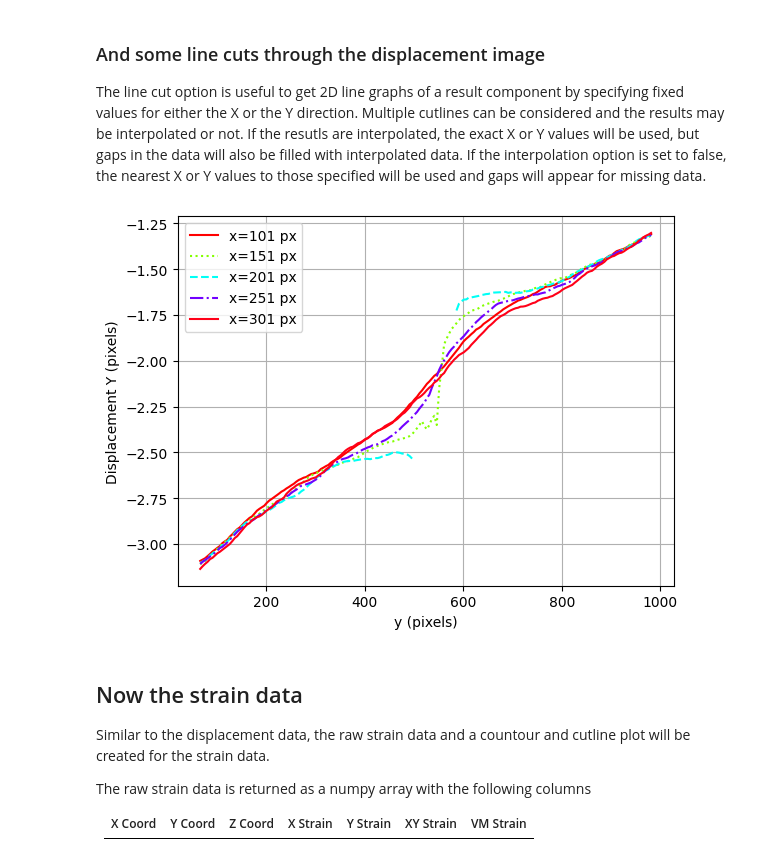
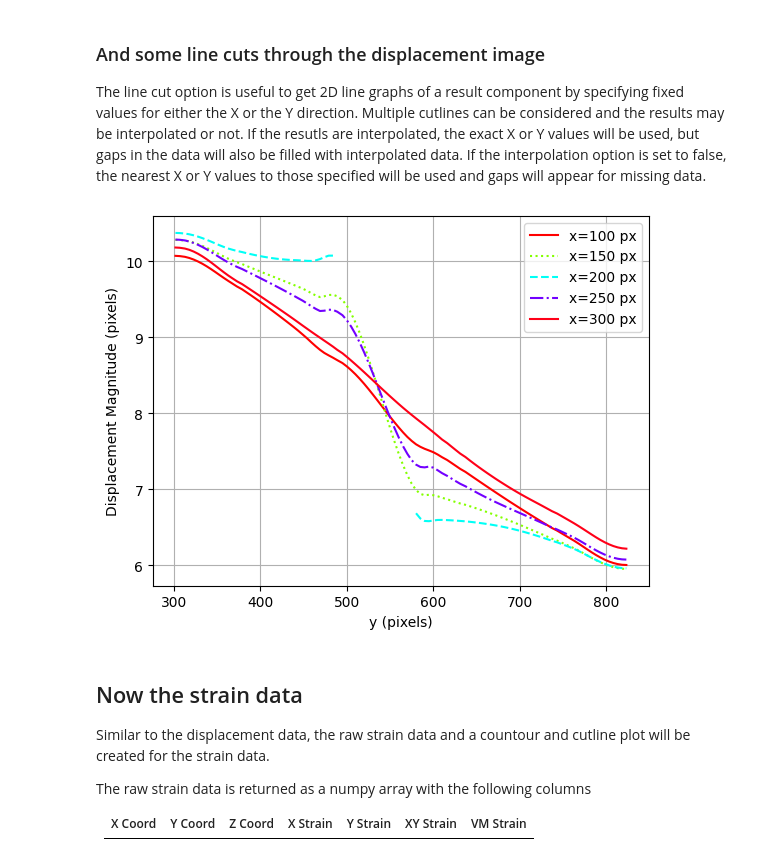
Before and after one commit to gventer/SUN-DIC, a Jupyter notebook: test_sundic.ipynb, the cells around one changed output. Saved outputs shown, nothing was run; the diff lists cells and outputs as text; code cells hidden in the pictures.

Commit message:
Fairly major restructure to make use of a binary file for storing and retrieving the raw DIC data

```diff
--- a/test_sundic.ipynb
+++ b/test_sundic.ipynb
@@ -215,36 +215,36 @@ The line cut option is useful to get 2D line graphs of a result component by spe
 # %%
 # ------------------------------------------------------------------
 # Parameters:
 # -----------
-# - subSetPnts  : the subset grid points
-#                 (returned by the planarDICLocal function)
-# - imgSetID    : ID of the image set to use for the plot.
+# - resultsFile : the binary results file name to read
+# - imgPair     : the zero based image pair ID to process
 # - dispComp    : the displacement component to plot
-#                 (default is sdpp.Comp.MAG)
+#                 (default is sdpp.DispComp.DISP_MAG)
 # - cutComp     : the component to cut through
-#                 (default is sdpp.Comp.X)
+#                 (default is sdpp.CompID.XCoordID)
 # - cutValues   : the values to cut through
 #                 (default is None)
 # - gridLines   : whether to plot grid lines
 #                 (default is True)
 # - showPlot    : whether to show the plot here
 #                 (default is True)
 # - fileName    : the file name to save the plot to if required
 #                 (default is '')
 # - smoothWindow: the size of the smoothing window - this is the
 #                 number of surrounding subSets to consider in
 #                 the smoothing (0 = no smoothing)
 # - smoothOrder : the order of the smoothing polynomial
 #                 (default is 2)
 # - interpolate : whether to interpolate the data
 #                 (default is False)
 # ------------------------------------------------------------------
-sdpp.plotDispCutLine(subSetPoints, -1, dispComp=sdpp.Comp.Y, cutComp=sdpp.Comp.X,
+sdpp.plotDispCutLine('results.sdic', -1, dispComp=sdpp.DispComp.DISP_MAG,
+                     cutComp=sdpp.CompID.XCoordID,
                      cutValues=[100, 150, 200, 250, 300],
                      gridLines=True, showPlot=True,
-                     fileName='', smoothWindow=0, interpolate=False)
+                     fileName='', smoothWindow=25, interpolate=False)
 # %% [output]
-[figure, old version]
+[figure, new version]
 # %% [markdown]
 ## Now the strain data
 Similar to the displacement data, the raw strain data and a countour and cutline plot will be created for the strain data.
```
Also changed, not shown: parts of 12 cells of this notebook, 11 other files.
